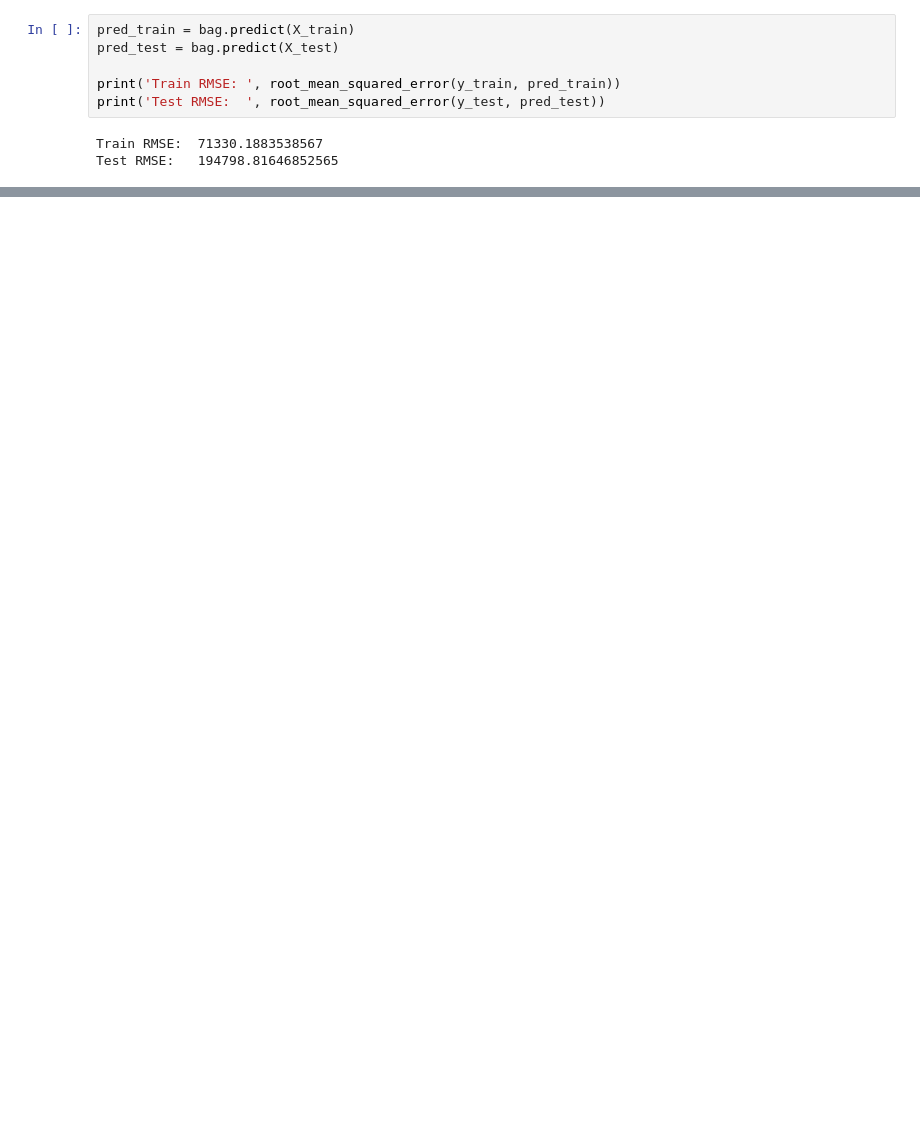
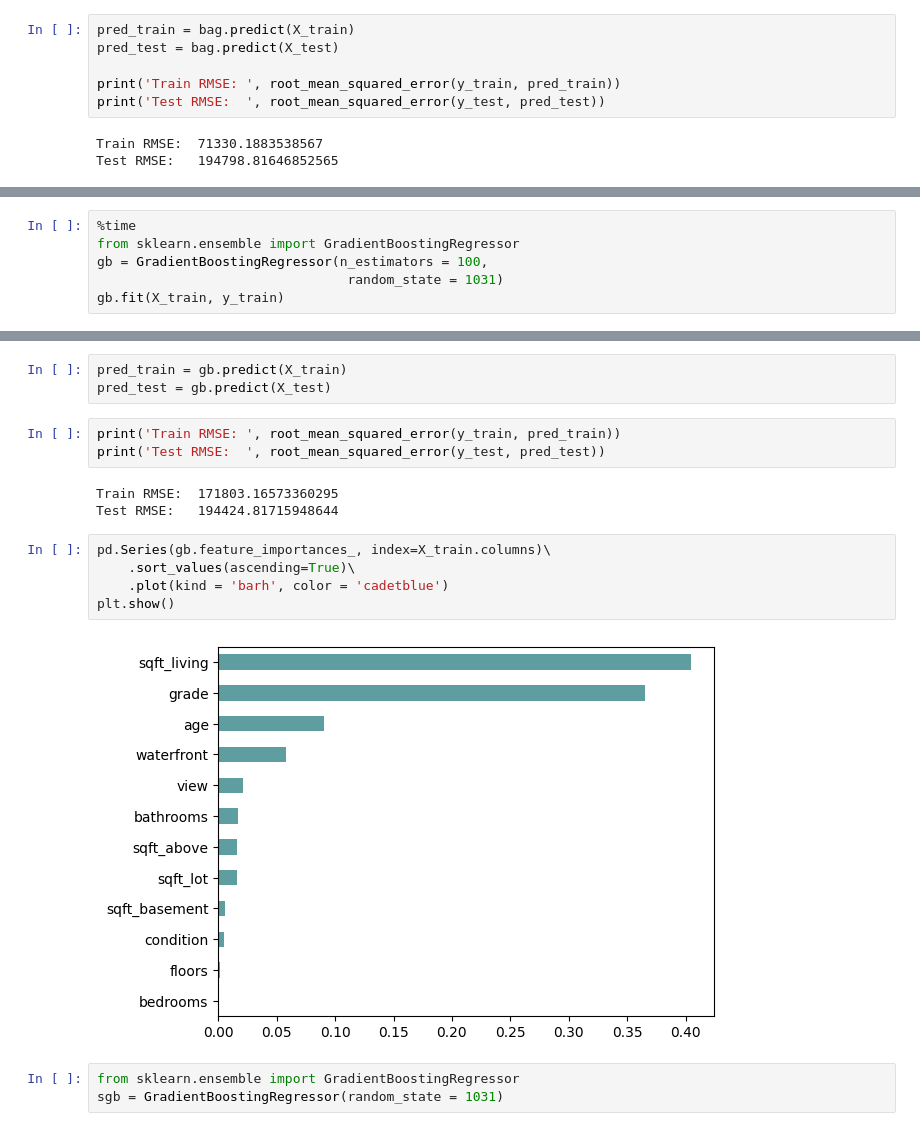
Before and after one commit to AtharvTungatkar/MBA-MAR-664---Predictive-Analytics, a Jupyter notebook: In class/Ensemble Models.ipynb, the cells around one changed output, grey strips where cells are left out. Drawn from its saved outputs; the diff is of its cells as text; blank space fills up the shorter version.

```diff
--- a/In class/Ensemble Models.ipynb
+++ b/In class/Ensemble Models.ipynb
@@ -79,0 +172,6 @@ Test RMSE:   194798.81646852565
+# %%
+%time
+from sklearn.ensemble import GradientBoostingRegressor
+gb = GradientBoostingRegressor(n_estimators = 100,
+                                random_state = 1031)
+gb.fit(X_train, y_train)
@@ -79,0 +182,19 @@ Test RMSE:   194798.81646852565
+# %%
+pred_train = gb.predict(X_train)
+pred_test = gb.predict(X_test)
+# %%
+print('Train RMSE: ', root_mean_squared_error(y_train, pred_train))
+print('Test RMSE:  ', root_mean_squared_error(y_test, pred_test))
+# %% [output]
+Train RMSE:  171803.16573360295
+Test RMSE:   194424.81715948644
+# %%
+pd.Series(gb.feature_importances_, index=X_train.columns)\
+    .sort_values(ascending=True)\
+    .plot(kind = 'barh', color = 'cadetblue')
+plt.show()
+# %% [output]
+[figure, added]
+# %%
+from sklearn.ensemble import GradientBoostingRegressor
+sgb = GradientBoostingRegressor(random_state = 1031)
```
Also changed, not shown: parts of 19 cells of this notebook, 5 other files.
